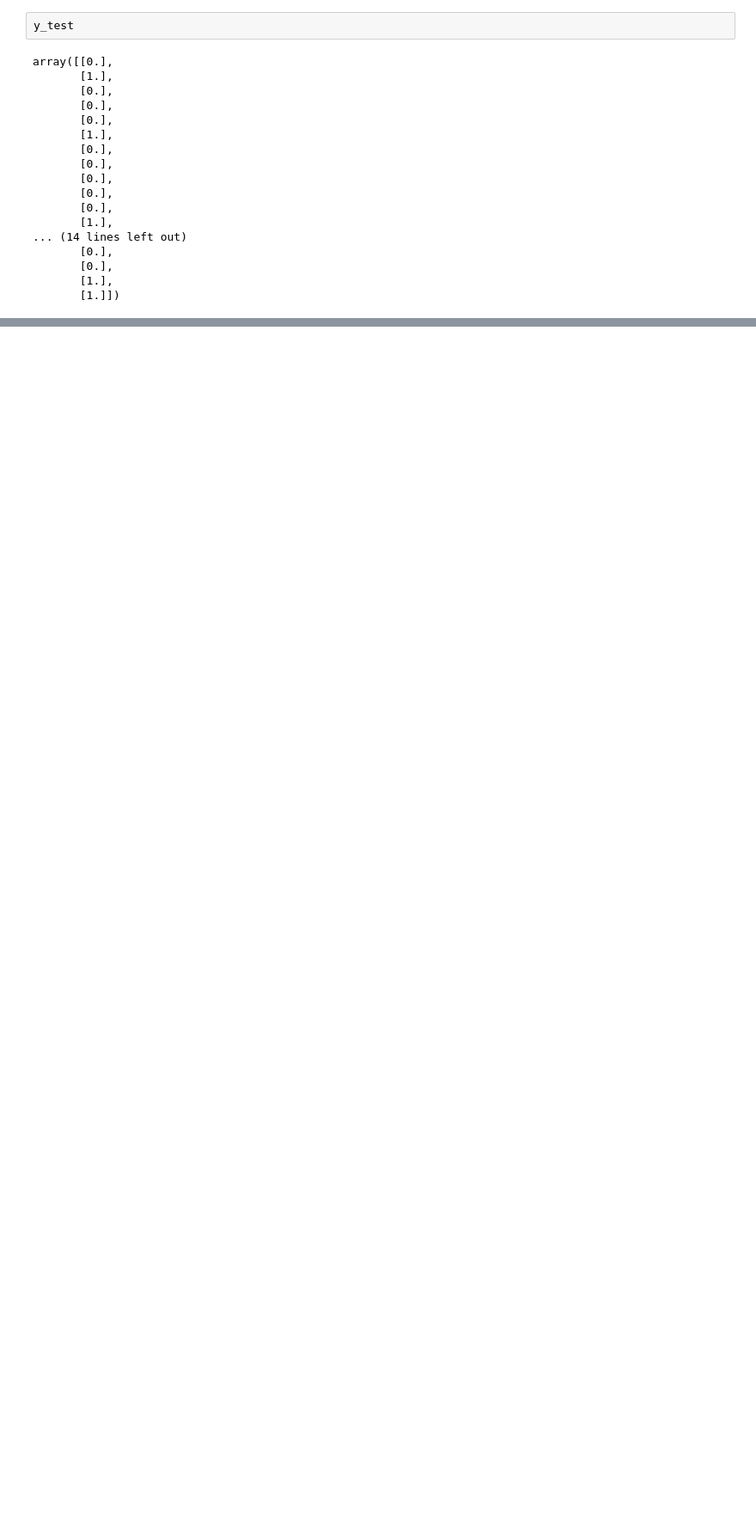
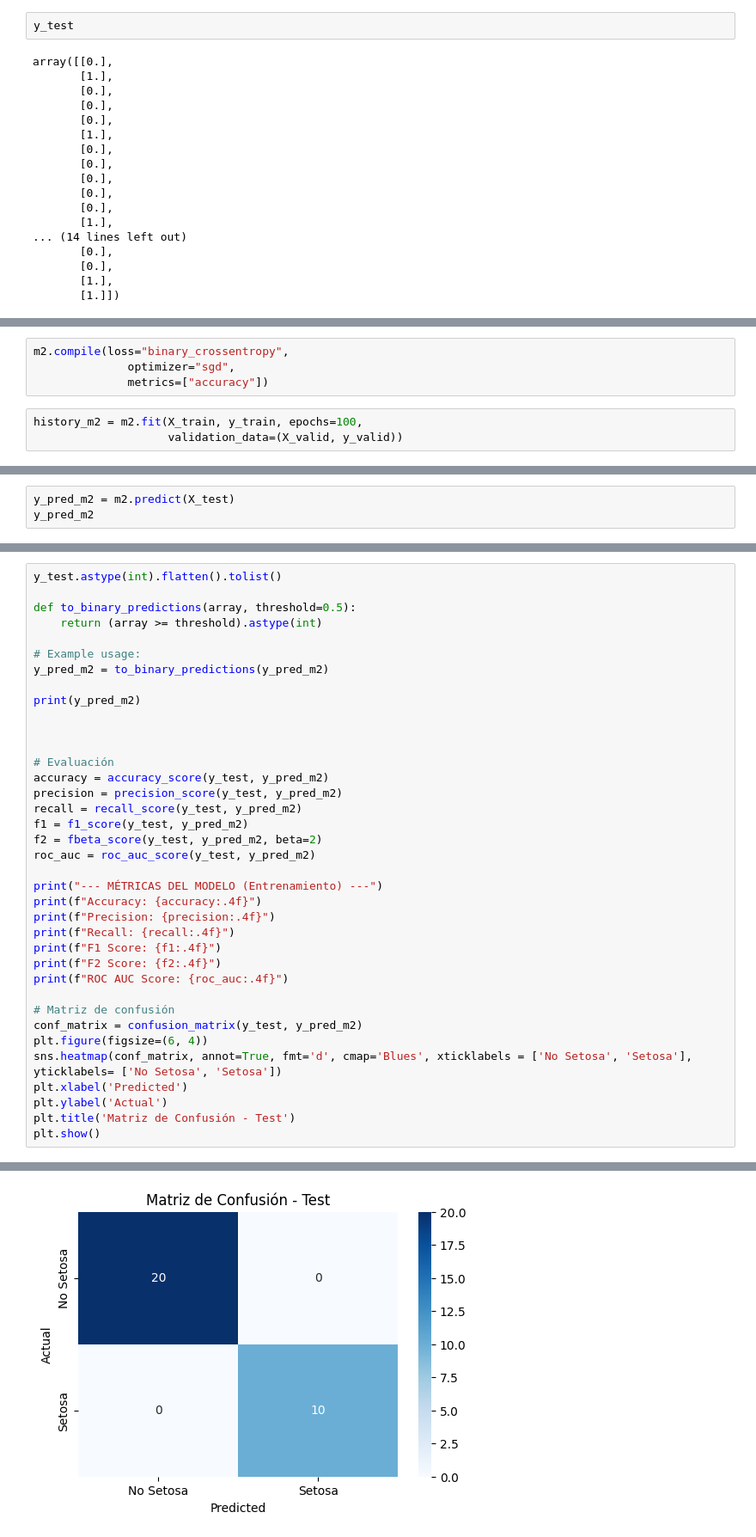
Before and after one commit to Marti820/T6, a Jupyter notebook: Taller 6 Redes Neuronales.ipynb, the cells around one changed output, grey strips where cells are left out. Shown at 86% size. Saved outputs shown, nothing was run; the diff lists cells and outputs as text; blank space fills up the shorter version.

```diff
--- a/Taller 6 Redes Neuronales.ipynb
+++ b/Taller 6 Redes Neuronales.ipynb
@@ -294,0 +482,7 @@ ROC AUC Score: 0.5000
+# %%
+m2.compile(loss="binary_crossentropy",
+              optimizer="sgd",
+              metrics=["accuracy"])
+# %%
+history_m2 = m2.fit(X_train, y_train, epochs=100,
+                    validation_data=(X_valid, y_valid))
@@ -294,0 +507,3 @@ ROC AUC Score: 0.5000
+# %%
+y_pred_m2 = m2.predict(X_test)
+y_pred_m2
@@ -294,0 +529,38 @@ ROC AUC Score: 0.5000
+# %%
+y_test.astype(int).flatten().tolist()
+
+def to_binary_predictions(array, threshold=0.5):
+    return (array >= threshold).astype(int)
+
+# Example usage:
+y_pred_m2 = to_binary_predictions(y_pred_m2)
+
+print(y_pred_m2)
+
+
+
+# Evaluación
+accuracy = accuracy_score(y_test, y_pred_m2)
+precision = precision_score(y_test, y_pred_m2)
+recall = recall_score(y_test, y_pred_m2)
+f1 = f1_score(y_test, y_pred_m2)
+f2 = fbeta_score(y_test, y_pred_m2, beta=2)
+roc_auc = roc_auc_score(y_test, y_pred_m2)
+
+print("--- MÉTRICAS DEL MODELO (Entrenamiento) ---")
+print(f"Accuracy: {accuracy:.4f}")
+print(f"Precision: {precision:.4f}")
+print(f"Recall: {recall:.4f}")
+print(f"F1 Score: {f1:.4f}")
+print(f"F2 Score: {f2:.4f}")
+print(f"ROC AUC Score: {roc_auc:.4f}")
+
+# Matriz de confusión
+conf_matrix = confusion_matrix(y_test, y_pred_m2)
+plt.figure(figsize=(6, 4))
+sns.heatmap(conf_matrix, annot=True, fmt='d', cmap='Blues', xticklabels = ['No Setosa', 'Setosa'], yticklabels= ['No Setosa', 'Setosa'])
+plt.xlabel('Predicted')
+plt.ylabel('Actual')
+plt.title('Matriz de Confusión - Test')
+plt.show()
+# %% [output]
@@ -294,0 +584 @@ ROC AUC Score: 0.5000
+[figure, added]
```
Also changed, not shown: parts of 34 cells of this notebook.
